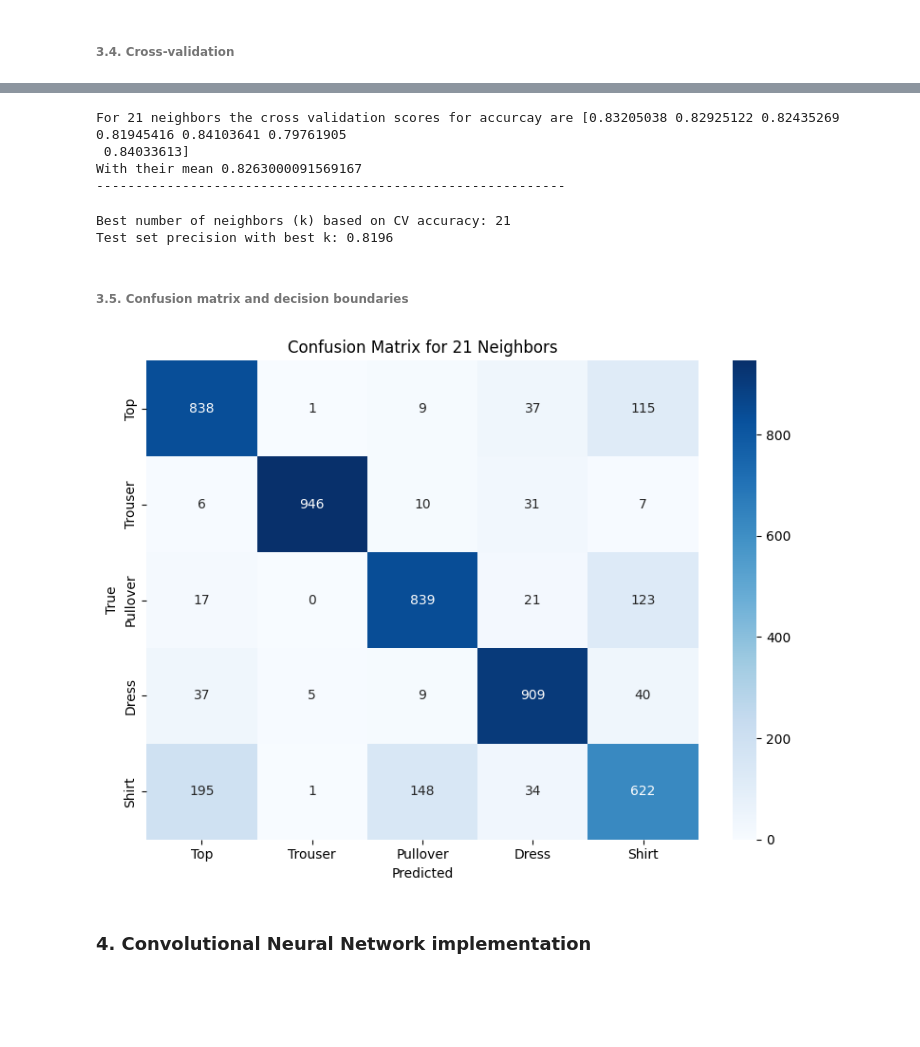
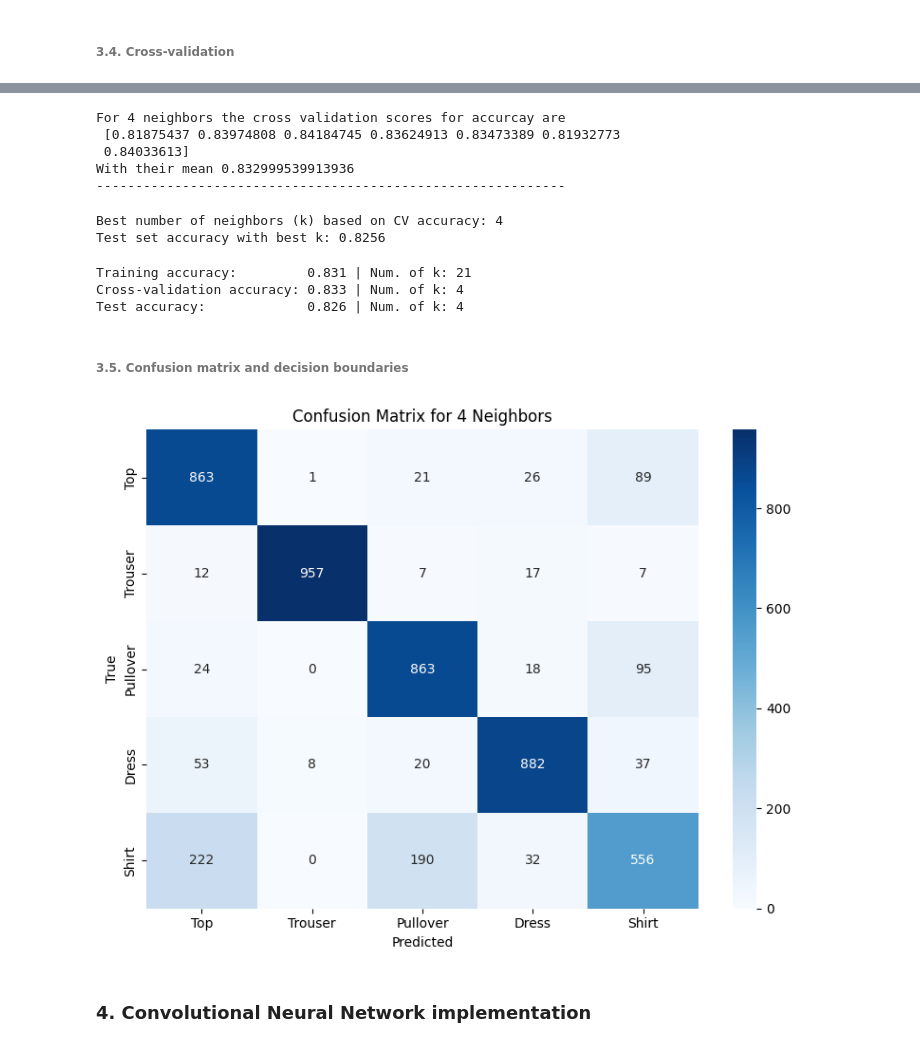
Before and after one commit to versroot/MLproject2024, a Jupyter notebook: 5_knn_and_cnn_calssification.ipynb, the cells around one changed output, grey strips where cells are left out. Drawn from its saved outputs; the diff is of its cells as text; code cells hidden in the pictures; blank space fills up the shorter version.

```diff
--- a/5_knn_and_cnn_calssification.ipynb
+++ b/5_knn_and_cnn_calssification.ipynb
@@ -226,0 +224,16 @@ for i in range(len(k_values)):
+# %%
+plt.plot(k_values, cv_means, marker='o', linestyle='-', color='b', label='Mean CV Accuracy')
+
+best_k_index = np.argmax(cv_means)
+best_k_value = k_values[best_k_index]
+best_accuracy = cv_means[best_k_index]
+
+plt.axvline(x=best_k_value, color='r', linestyle='--', label=f'Best k = {best_k_value} (Accuracy = {best_accuracy:.2f})')
+
+plt.xlabel('Number of Neighbors (k)')
+plt.ylabel('Mean Accuracy')
+plt.title('Cross-Validation Accuracy for Different k Values')
+plt.grid(True)
+
+plt.legend()
+plt.show()
@@ -227,39 +242,48 @@ for i in range(len(k_values)):
 # %%
-print(f"For {k_values[max_index]} neighbors the cross validation scores for accurcay are {cv_values[max_index]}")
-print(f"With their mean {cv_means[max_index]}")
+print(f"For {k_values[best_k_index]} neighbors the cross validation scores for accurcay are\n {cv_values[best_k_index]}")
+print(f"With their mean {cv_means[best_k_index]}")
 print(60*'-')
 # %% [output]
-For 21 neighbors the cross validation scores for accurcay are [0.83205038 0.82925122 0.82435269 0.81945416 0.84103641 0.79761905
+For 4 neighbors the cross validation scores for accurcay are
+ [0.81875437 0.83974808 0.84184745 0.83624913 0.83473389 0.81932773
  0.84033613]
-With their mean 0.8263000091569167
+With their mean 0.832999539913936
 ------------------------------------------------------------
 # %%
-final_model = KNeighborsClassifier(n_neighbors=max_index).fit(x, train_labels)
+final_model = KNeighborsClassifier(n_neighbors=best_k_value).fit(x, train_labels)
 y_test_pred = final_model.predict(x_test)
 test_accuracy = accuracy_score(test_labels,y_test_pred)
 
-print(f"Best number of neighbors (k) based on CV accuracy: {max_index+1}")
+print(f"Best number of neighbors (k) based on CV accuracy: {best_k_value}")
 print(f"Test set accuracy with best k: {test_accuracy}")
 # %% [output]
-Best number of neighbors (k) based on CV accuracy: 21
-Test set precision with best k: 0.8196
+Best number of neighbors (k) based on CV accuracy: 4
+Test set accuracy with best k: 0.8256
+# %%
+print(f"Training accuracy:         {round(max(accuracy_values),3)} | Num. of k: {k_values[max_index]}" )
+print(f"Cross-validation accuracy: {round(max_accuracy_cv,3)} | Num. of k: {best_k_value}" )
+print(f"Test accuracy:             {round(test_accuracy,3)} | Num. of k: {best_k_value}" )
+# %% [output]
+Training accuracy:         0.831 | Num. of k: 21
+Cross-validation accuracy: 0.833 | Num. of k: 4
+Test accuracy:             0.826 | Num. of k: 4
 # %% [markdown]
 ###### 3.5. Confusion matrix and decision boundaries
 # %%
 # Confusion matrix for best k
 def plot_confusion_matrix(y_test, y_pred, title):
     cm = confusion_matrix(y_test, y_pred)
     plt.figure(figsize=(8, 6))
     sns.heatmap(cm, annot=True, fmt='d', cmap='Blues', xticklabels=list(class_mapping.values()), yticklabels=list(class_mapping.values()))
     plt.title(title)
     plt.xlabel('Predicted')
     plt.ylabel('True')
     plt.tight_layout()
     plt.show()
 
-plot_confusion_matrix(test_labels, y_pred[max_index], f'Confusion Matrix for {k_values[max_index]} Neighbors')
+plot_confusion_matrix(test_labels, y_pred[best_k_index], f'Confusion Matrix for {k_values[best_k_index]} Neighbors')
 # %% [output]
-[figure, old version]
+[figure, new version]
 # %% [markdown]
 ### 4. Convolutional Neural Network implementation
 # %% [markdown]
```
Also changed, not shown: parts of 22 cells of this notebook, 1 other file.
